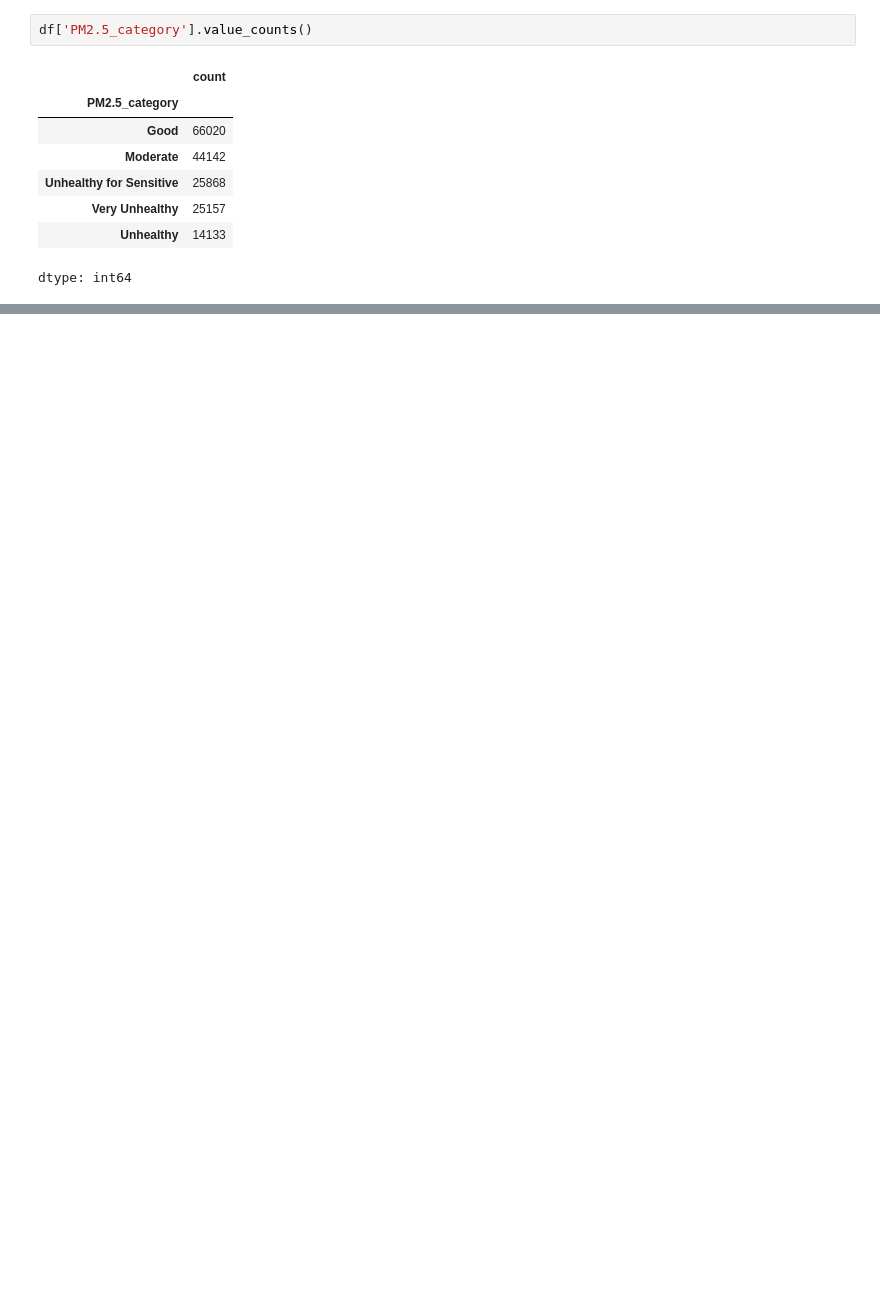
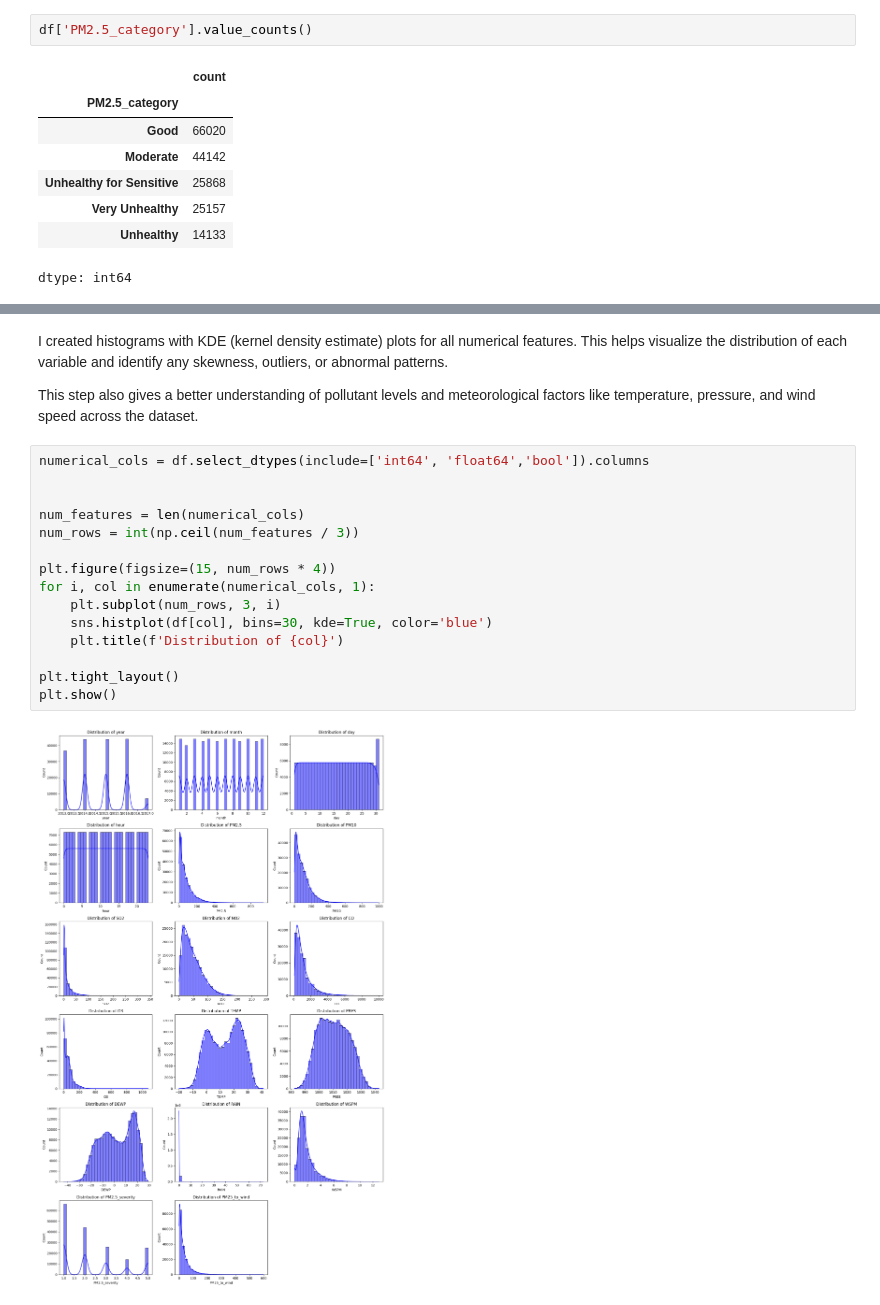
Before and after one commit to Sher-win/Programming-with-Data-Analysis, a Jupyter notebook: Data_Analytics_Project.ipynb, the cells around one changed output, grey strips where cells are left out. Cells and saved outputs as stored; diff of their text form; blank space fills up the shorter version.

```diff
--- a/Data_Analytics_Project.ipynb
+++ b/Data_Analytics_Project.ipynb
@@ -397,0 +427,21 @@ dtype: int64
+# %% [markdown]
+I created histograms with KDE (kernel density estimate) plots for all numerical features. This helps visualize the distribution of each variable and identify any skewness, outliers, or abnormal patterns.
+
+This step also gives a better understanding of pollutant levels and meteorological factors like temperature, pressure, and wind speed across the dataset.
+# %%
+numerical_cols = df.select_dtypes(include=['int64', 'float64','bool']).columns
+
+
+num_features = len(numerical_cols)
+num_rows = int(np.ceil(num_features / 3))
+
+plt.figure(figsize=(15, num_rows * 4))
+for i, col in enumerate(numerical_cols, 1):
+    plt.subplot(num_rows, 3, i)
+    sns.histplot(df[col], bins=30, kde=True, color='blue')
+    plt.title(f'Distribution of {col}')
+
+plt.tight_layout()
+plt.show()
+# %% [output]
+[figure, added]
```
Also changed, not shown: parts of 5 cells of this notebook.
